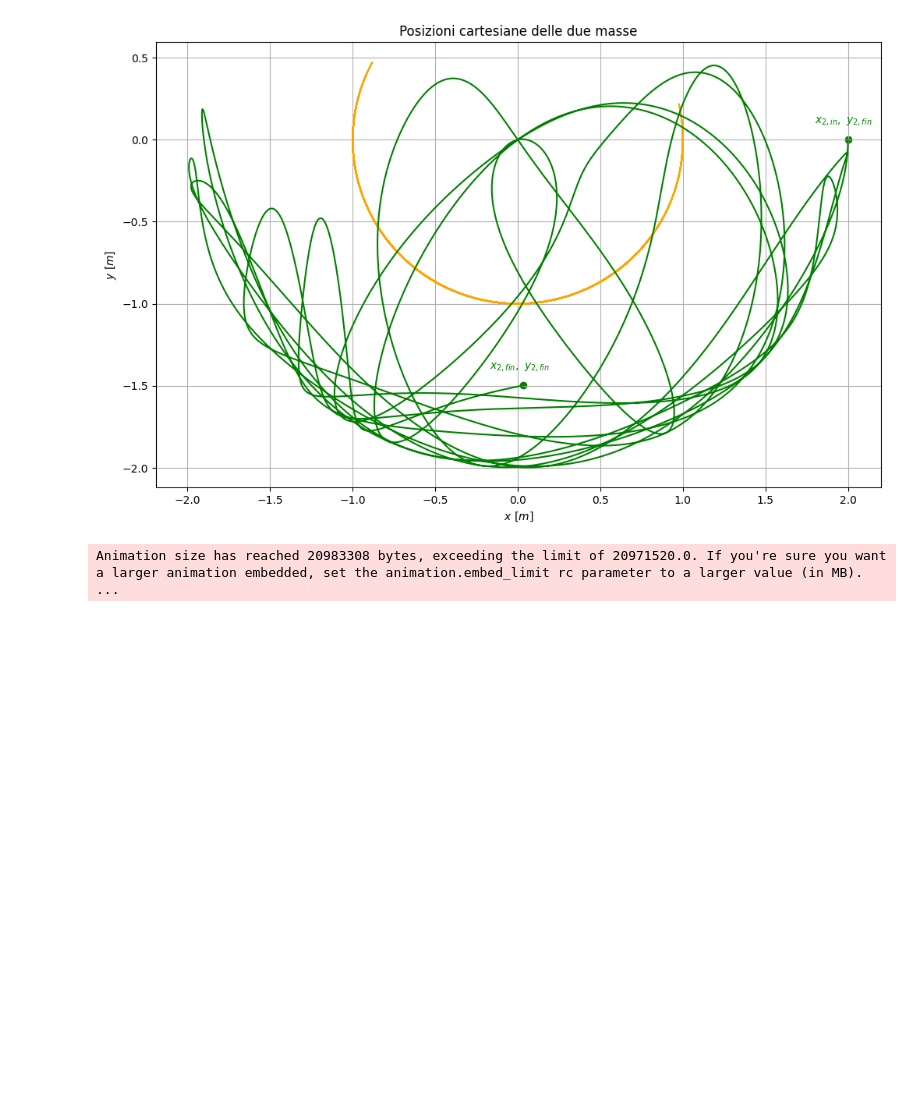
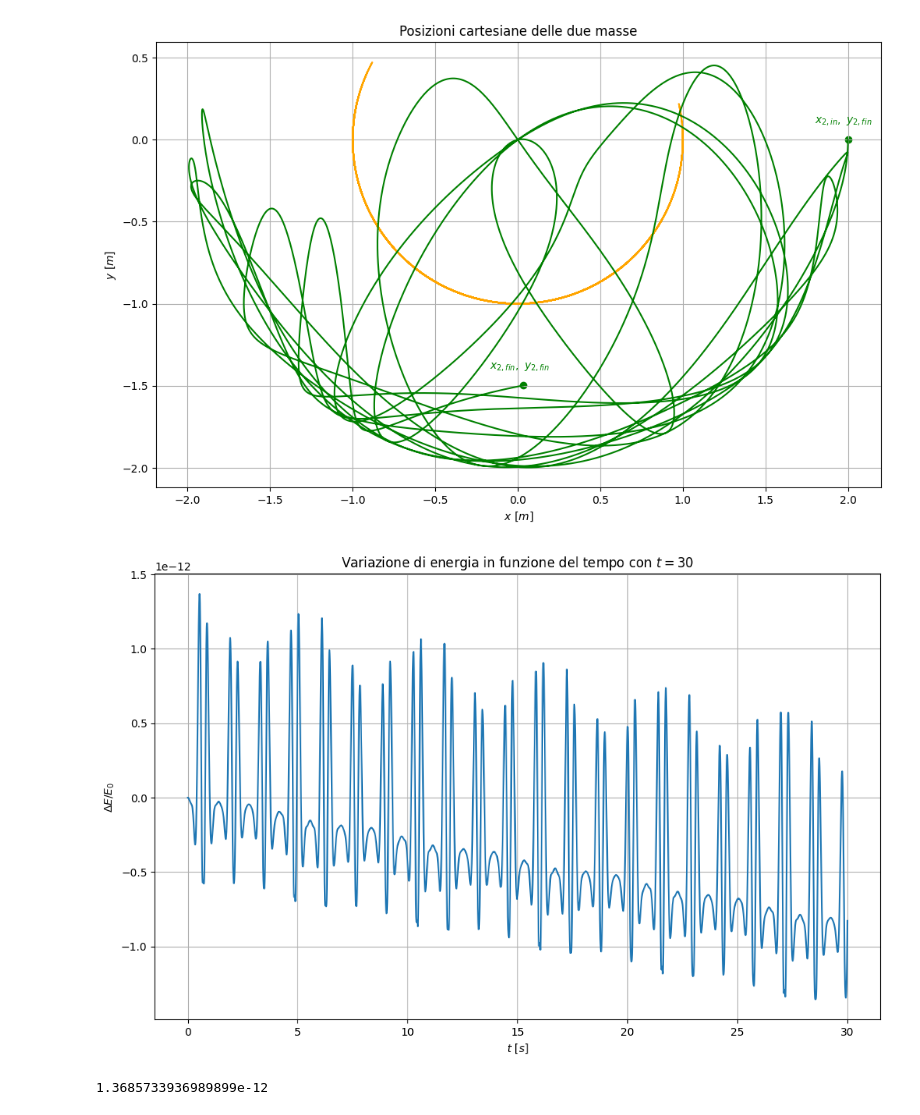
Before and after one commit to nicola-lamaddalena/computational_physics_course, a Jupyter notebook: ode/doppio_pendolo/doppio_pendolo.ipynb, the cells around one changed output. Drawn from its saved outputs; the diff is of its cells as text; code cells hidden in the pictures; blank space fills up the shorter version.

```diff
--- a/ode/doppio_pendolo/doppio_pendolo.ipynb
+++ b/ode/doppio_pendolo/doppio_pendolo.ipynb
@@ -107,48 +107,29 @@ plt.text(x2[-1]-0.2, y2[-1]+0.1, s=r"$x_{2,fin},\ y_{2,fin}$", fontweight="bold"
 plt.show()
 # %% [output]
 [figure]
-# %%
-import numpy as np
-import matplotlib
-matplotlib.use("Agg")
-import matplotlib.pyplot as plt
-from matplotlib.animation import FuncAnimation
-from IPython.display import display, HTML
-
-fig, ax = plt.subplots(figsize=(7, 7))
-ax.set_xlim(np.min(x2) - 0.3, np.max(x2) + 0.3)
-ax.set_ylim(np.min(y2) - 0.3, np.max(y2) + 0.3)
-ax.set_aspect("equal")
-ax.grid()
-ax.set_xlabel(r"$x\ [m]$")
-ax.set_ylabel(r"$y\ [m]$")
-ax.set_title("Posizioni cartesiane delle due masse")
-
-ax.scatter(x2[0],  y2[0],  color="green", zorder=5)
-ax.text(x2[0]-0.2,  y2[0]+0.1,  r"$x_{2,in},\ y_{2,in}$",  fontweight="bold", color="green")
-ax.scatter(x2[-1], y2[-1], color="green", zorder=5)
-ax.text(x2[-1]-0.2, y2[-1]+0.1, r"$x_{2,fin},\ y_{2,fin}$", fontweight="bold", color="green")
-
-line1, = ax.plot([], [], color="orange")
-line2, = ax.plot([], [], color="green")
-
-# Liste che accumulano i punti frame per frame
-xs1, ys1 = [], []
-xs2, ys2 = [], []
-
-def update(i):
-    xs1.append(x1[i])
-    ys1.append(y1[i])
-    xs2.append(x2[i])
-    ys2.append(y2[i])
-    line1.set_data(xs1, ys1)
-    line2.set_data(xs2, ys2)
-    return line1, line2
-
-step = 5
-ani = FuncAnimation(fig, update, frames=range(0, len(x1), step), interval=20, blit=False)
-
-display(HTML(ani.to_jshtml()))
-plt.close(fig)
-# %% [output]
-Animation size has reached 20983308 bytes, exceeding the limit of 20971520.0. If you're sure you want a larger animation embedded, set the animation.embed_limit rc parameter to a larger value (in MB). ...
+# %%
+def energy(x1: float, v1: float, x2: float, v2: float, m1: float = 1, m2: float = 1, L1: float = 1, L2: float = 1) -> float:
+    g = 9.81
+    kin = 0.5 * m1 * L1**2 * v1**2 + 0.5 * m2 * (L1**2 * v1**2 + L2**2 * v2**2 + 2 * L1 * L2 * v1 * v2 * np.cos(x1-x2))
+    pot = -(m1 + m2) * g * L1 * np.cos(x1) - m2 * g * L2 * np.cos(x2)
+
+    return kin + pot
+# %%
+# GRANDI OSCILLAZIONI
+times = np.arange(0, 30, h)
+p1, v1, p2, v2 = rk4(theta1=np.pi/3, theta2=np.pi/3, omega1=0.0, omega2= 0.0, h=h, times=times, f=acc)
+en = energy(x1=p1, v1=v1, x2=p2, v2=v2)
+en0 = energy(x1=np.pi/3, v1=0.0, x2=np.pi/3, v2=0.0)
+
+plt.plot(times, (en-en0)/abs(en0))
+plt.xlabel(r"$t\ [s]$")
+plt.ylabel(r"$\Delta E/E_0$")
+plt.title(rf"Variazione di energia in funzione del tempo con $t=30$")
+plt.grid()
+plt.show()
+# %% [output]
+[figure, added]
+# %%
+print(np.max(en-en0)/abs(en0))
+# %% [output]
+1.3685733936989899e-12
```
Also changed, not shown: parts of 4 cells of this notebook, 1 other file.
